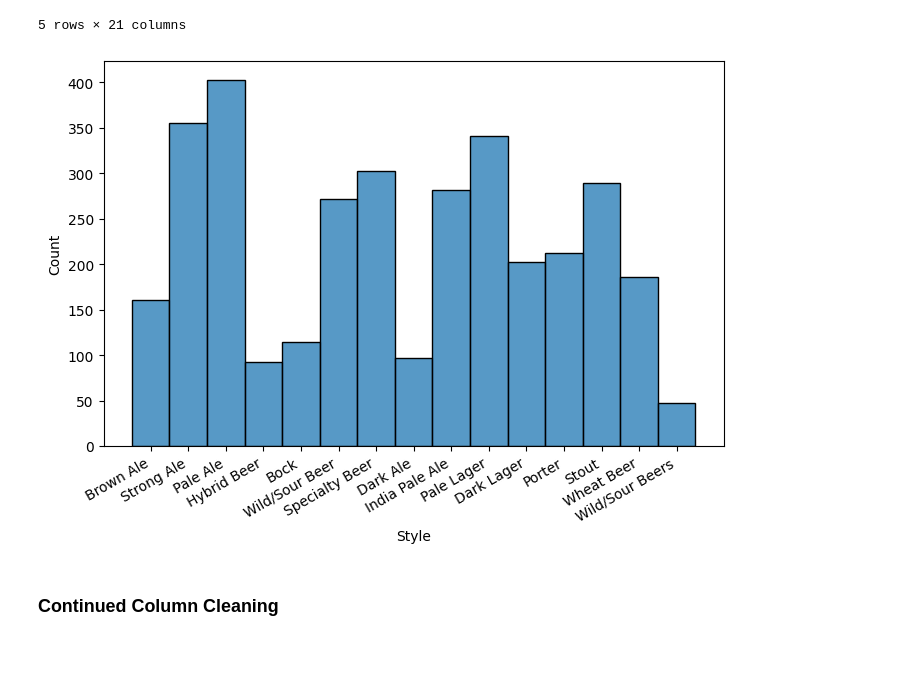
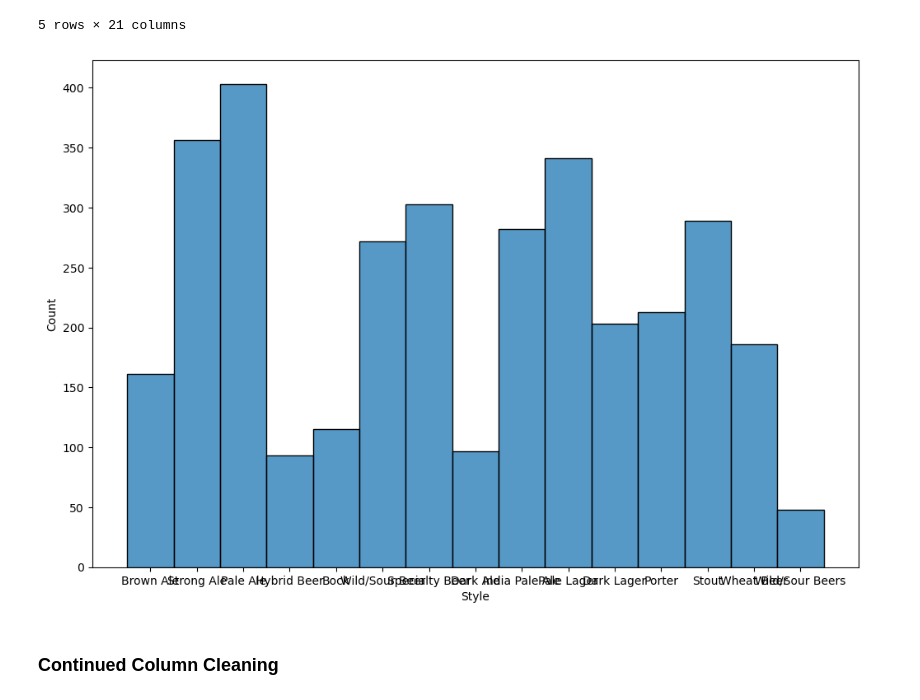
Before and after one commit to ashlidougherty/Beer-Recommender, a Jupyter notebook: DataPrep.ipynb, the cells around one changed output. Cells and saved outputs as stored; diff of their text form; code cells hidden in the pictures; blank space fills up the shorter version.

```diff
--- a/DataPrep.ipynb
+++ b/DataPrep.ipynb
@@ -374,11 +374,11 @@ df_tasting.head()
 | 5 | Sleigh'r Dark Doüble Alt Ale | 256 | Brown Ale | 8 | Ninkasi Brewing Company | Called 'Dark Double Alt' on the l... | 7.2 | 3.78 | 25 | 50 | ... |
 5 rows × 21 columns
 # %%
-plt.figure(figsize=(8,5))
+plt.figure(figsize=(12,8))
 ax = sns.histplot(df_tasting['Style'], color = 'tab:blue', edgecolor='black')
-ax.set_xticklabels(ax.get_xticklabels(),rotation = 30, ha='right');
+#ax.set_xticklabels(ax.get_xticklabels(),rotation = 30, ha='right');
 # %% [output]
-[figure, old version]
+[figure, new version]
 # %% [markdown]
 ### Continued Column Cleaning
 # %%
```
Also changed, not shown: parts of 25 cells of this notebook, 1 other file.
